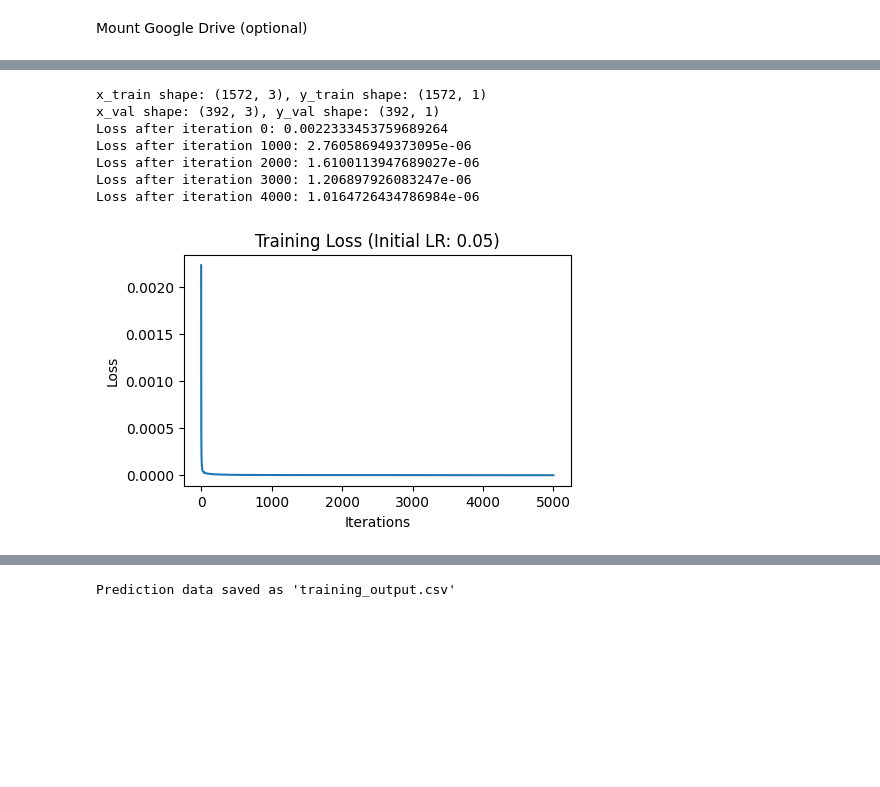
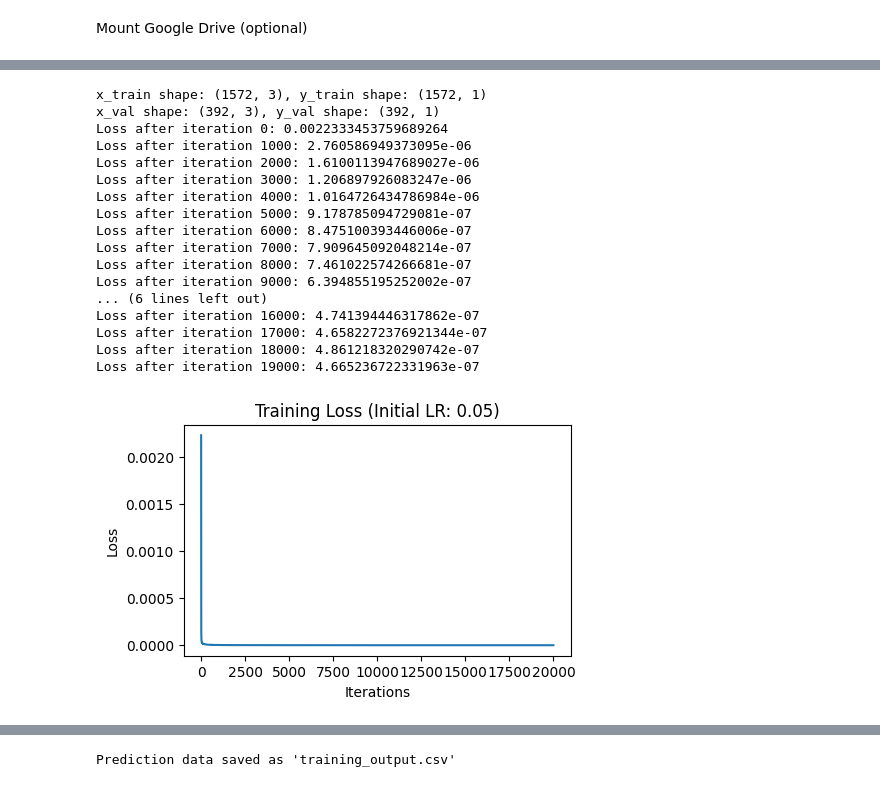
Before and after one commit to TacoStop666/ML_FinalProject, a Jupyter notebook: nnmodel.ipynb, the cells around one changed output, grey strips where cells are left out. Drawn from its saved outputs; the diff is of its cells as text; code cells hidden in the pictures; blank space fills up the shorter version.

```diff
--- a/nnmodel.ipynb
+++ b/nnmodel.ipynb
@@ -803,35 +803,45 @@ print(f"x_train shape: {x_train_isPhoto.shape}, y_train shape: {y_train_isPhoto.
 print(f"x_val shape: {x_val_isPhoto.shape}, y_val shape: {y_val_isPhoto.shape}")
 
 loss_function = "mse";
 layers_dims = [x_train_isPhoto.shape[-1], 32, 16, 1] # linear for converge, sigmoid for diverge
 activation_fn = ["relu", "relu", "linear"]
 learning_rate = 0.05
-num_iterations = 50000
+num_iterations = 20000
 print_loss = True
 print_freq = 1000
 decrease_freq = 1000
 decrease_proportion = 0.9
 batch_size = 16
 
 model_isPhoto = Model(layers_dims, activation_fn, loss_function)
 model_isPhoto, losses, history = train_model(model_isPhoto, x_train_isPhoto, y_train_isPhoto, learning_rate, num_iterations, batch_size, print_loss, print_freq, decrease_freq, decrease_proportion)
 
 # Plot the loss
 plt.figure(figsize=(5, 3))
 plt.plot(losses)
 plt.xlabel('Iterations')
 plt.ylabel('Loss')
 plt.title(f'Training Loss (Initial LR: {learning_rate})')
 plt.show()
 # %% [output]
 x_train shape: (1572, 3), y_train shape: (1572, 1)
 x_val shape: (392, 3), y_val shape: (392, 1)
 Loss after iteration 0: 0.0022333453759689264
 Loss after iteration 1000: 2.760586949373095e-06
 Loss after iteration 2000: 1.6100113947689027e-06
 Loss after iteration 3000: 1.206897926083247e-06
 Loss after iteration 4000: 1.0164726434786984e-06
+Loss after iteration 5000: 9.178785094729081e-07
+Loss after iteration 6000: 8.475100393446006e-07
+Loss after iteration 7000: 7.909645092048214e-07
+Loss after iteration 8000: 7.461022574266681e-07
+Loss after iteration 9000: 6.394855195252002e-07
+... (6 lines left out)
+Loss after iteration 16000: 4.741394446317862e-07
+Loss after iteration 17000: 4.6582272376921344e-07
+Loss after iteration 18000: 4.861218320290742e-07
+Loss after iteration 19000: 4.665236722331963e-07
-[figure, old version]
+[figure, new version]
 # %%
 def calculate_MAPE(prediction, ground_truth):
     ground_truth = np.where(ground_truth == 0, np.finfo(float).eps, ground_truth) # ensure no 0 in nparray
```
Also changed, not shown: parts of 2 cells of this notebook, 1 other file.
